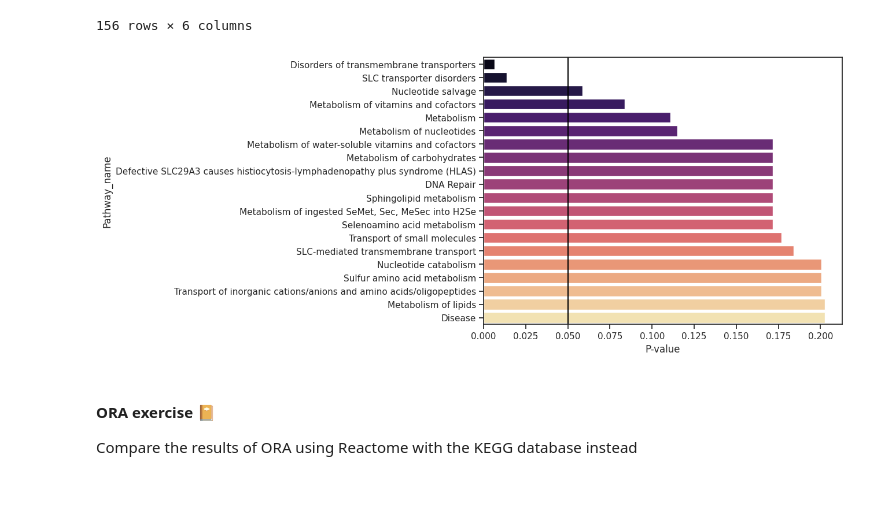
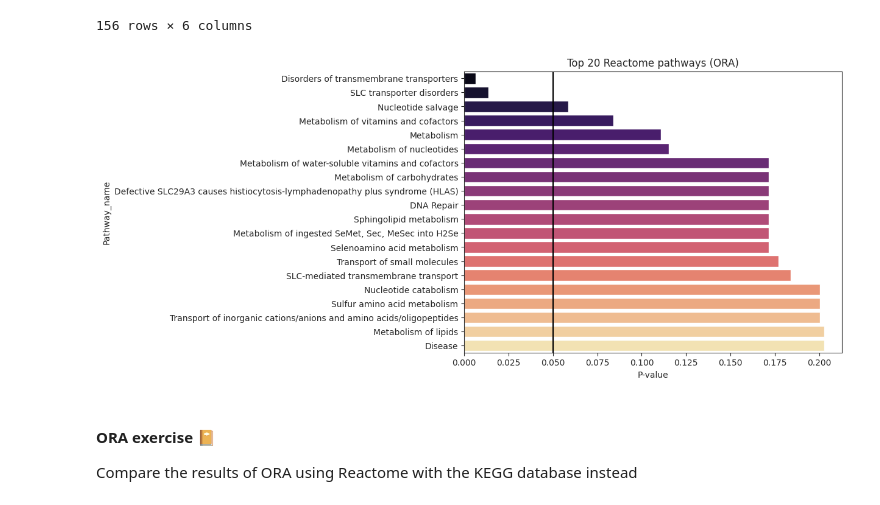
Before and after one commit to cwieder/SymbNET_tutorial, a Jupyter notebook: SymbNET_Pathway_Analysis_tutorial.ipynb, the cells around one changed output. Drawn from its saved outputs; the diff is of its cells as text; code cells hidden in the pictures.

```diff
--- a/SymbNET_Pathway_Analysis_tutorial.ipynb
+++ b/SymbNET_Pathway_Analysis_tutorial.ipynb
@@ -549,19 +549,20 @@ ora_res.sort_values(by="P-value")
 # %%
 top_20_pathways = ora_res.sort_values(by="P-value").iloc[0:20, :]
 plt.figure(figsize=(8, 6))
 sns.set_style('ticks')
 sns.barplot(
     data=top_20_pathways,
     y="Pathway_name",
     x="P-value",
     orient="h",
     palette="magma"
     )
 plt.axvline(0.05, c="black")
+plt.title('Top 20 Reactome pathways (ORA)')
 # plt.savefig("ORA_top_20.png", dpi=300, bbox_inches="tight")
 plt.show()
 # %% [output]
-[figure, old version]
+[figure, new version]
 # %% [markdown]
 #### ORA exercise 📔
 Compare the results of ORA using Reactome with the KEGG database instead
```
Also changed, not shown: parts of 9 cells of this notebook.
